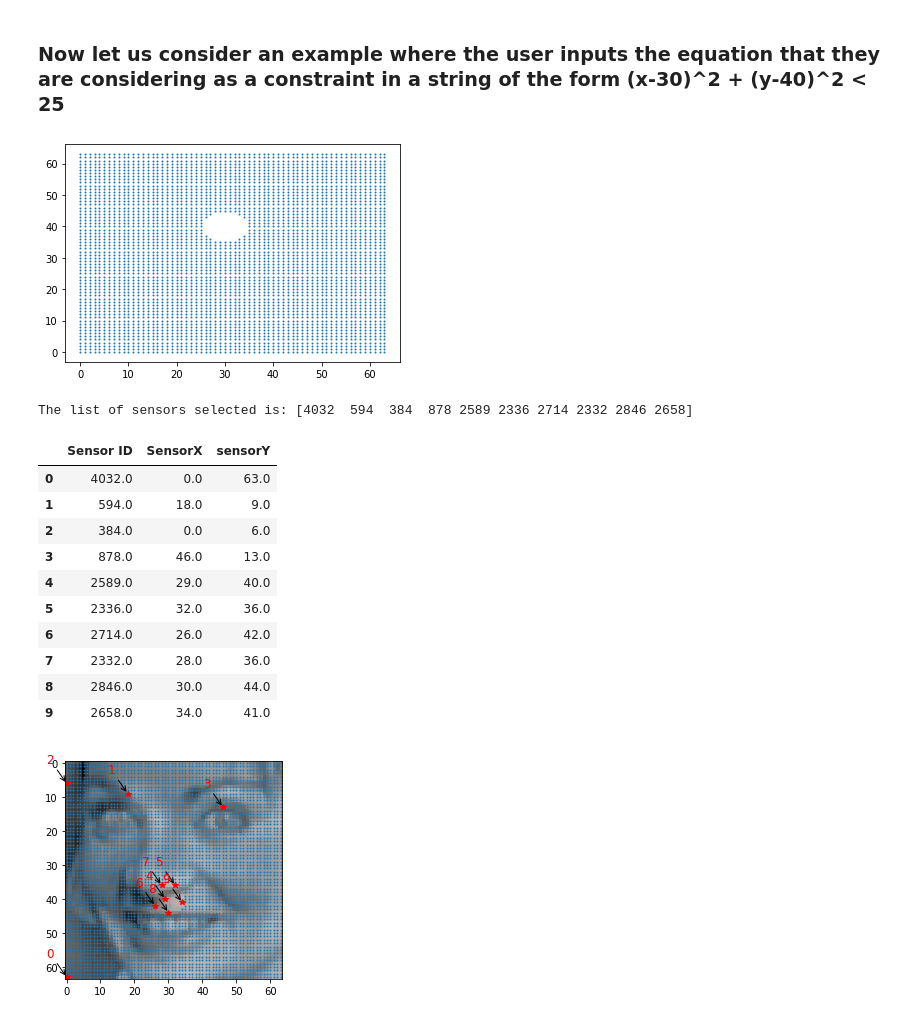
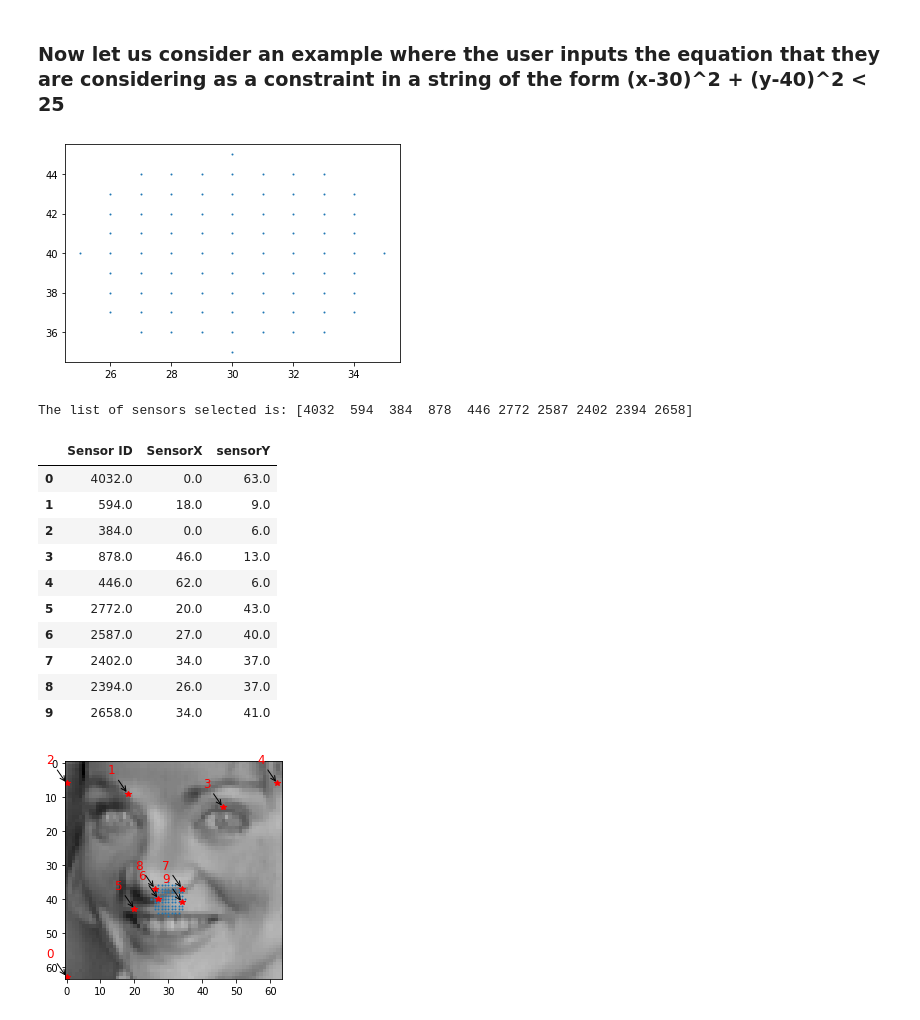
Before and after one commit to dynamicslab/pysensors, a Jupyter notebook: examples/functional_constraints_class.ipynb, the cells around one changed output. Drawn from its saved outputs; the diff is of its cells as text; code cells hidden in the pictures.

Commit message:
Fixing annotate_sensors() to work for dataframe data and unifying the way user defined constraints are plotted for various string,equation implementations

```diff
--- a/examples/functional_constraints_class.ipynb
+++ b/examples/functional_constraints_class.ipynb
@@ -533,12 +533,12 @@ user_const_instance.annotate_sensors(sensors = top_sensors_user)
 # %% [markdown]
 ### Now let us consider an example where the user inputs the equation that they are considering as a constraint in a string of the form (x-30)^2 + (y-40)^2 < 25
 # %%
-user_const_stg = '(x-30)**2 + (y-40)**2 < 5**2'
+user_const_stg = '(x-30)**2 + (y-40)**2 > 5**2'
 user_const_stg_instance = ps.utils._constraints.UserDefinedConstraints(all_sensors_unconst,data = X_train, equation = user_const_stg)
 idx_stg, rank_stg = user_const_stg_instance.constraint()
 user_const_stg_instance.draw_constraint() ## plot the user defined constraint just by itself
 # %% [output]
-[figure, old version]
+[figure, new version]
 # %%
 # Define the number of constrained sensors allowed (s)
 n_const_sensors = 4
@@ -565,7 +565,7 @@ yTopConstUser_stg = np.floor(top_sensors_user_stg/np.sqrt(n_features))
 
 print('The list of sensors selected is: {}'.format(top_sensors_user_stg))
 # %% [output]
-The list of sensors selected is: [4032  594  384  878 2589 2336 2714 2332 2846 2658]
+The list of sensors selected is: [4032  594  384  878  446 2772 2587 2402 2394 2658]
 # %%
 data_sens_user_stg = user_const_stg_instance.sensors_dataframe(sensors = top_sensors_user_stg)
 data_sens_user_stg
@@ -575,11 +575,11 @@ data_sens_user_stg
 | 1 | 594.0 | 18.0 | 9.0 |
 | 2 | 384.0 | 0.0 | 6.0 |
 | 3 | 878.0 | 46.0 | 13.0 |
-| 4 | 2589.0 | 29.0 | 40.0 |
-| 5 | 2336.0 | 32.0 | 36.0 |
-| 6 | 2714.0 | 26.0 | 42.0 |
-| 7 | 2332.0 | 28.0 | 36.0 |
-| 8 | 2846.0 | 30.0 | 44.0 |
+| 4 | 446.0 | 62.0 | 6.0 |
+| 5 | 2772.0 | 20.0 | 43.0 |
+| 6 | 2587.0 | 27.0 | 40.0 |
+| 7 | 2402.0 | 34.0 | 37.0 |
+| 8 | 2394.0 | 26.0 | 37.0 |
 | 9 | 2658.0 | 34.0 | 41.0 |
 # %%
 ## Verifying whther user-defined constraints work
@@ -588,4 +588,4 @@ user_const_stg_instance.plot_constraint_on_data(plot_type='image')
 user_const_stg_instance.plot_selected_sensors(sensors = top_sensors_user_stg)
 user_const_stg_instance.annotate_sensors(sensors = top_sensors_user_stg)
 # %% [output]
-[figure, old version]
+[figure, new version]
```
Also changed, not shown: parts of 5 cells of this notebook, 2 other files.
